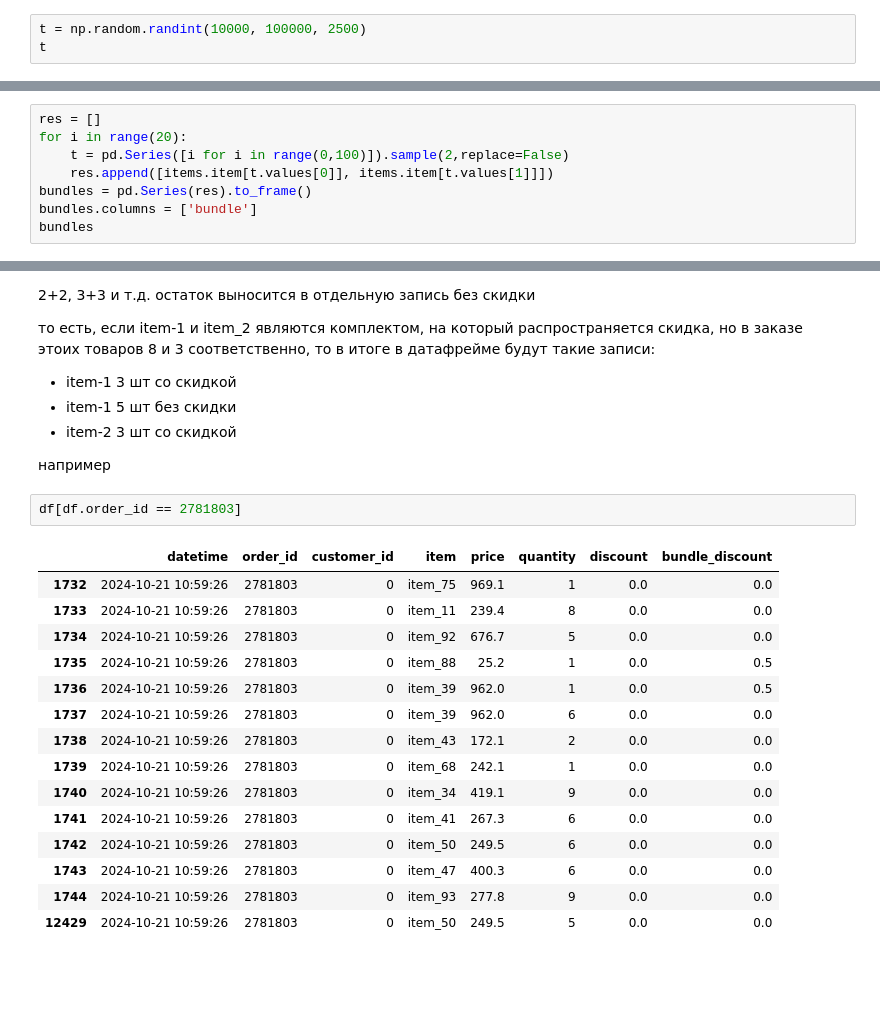
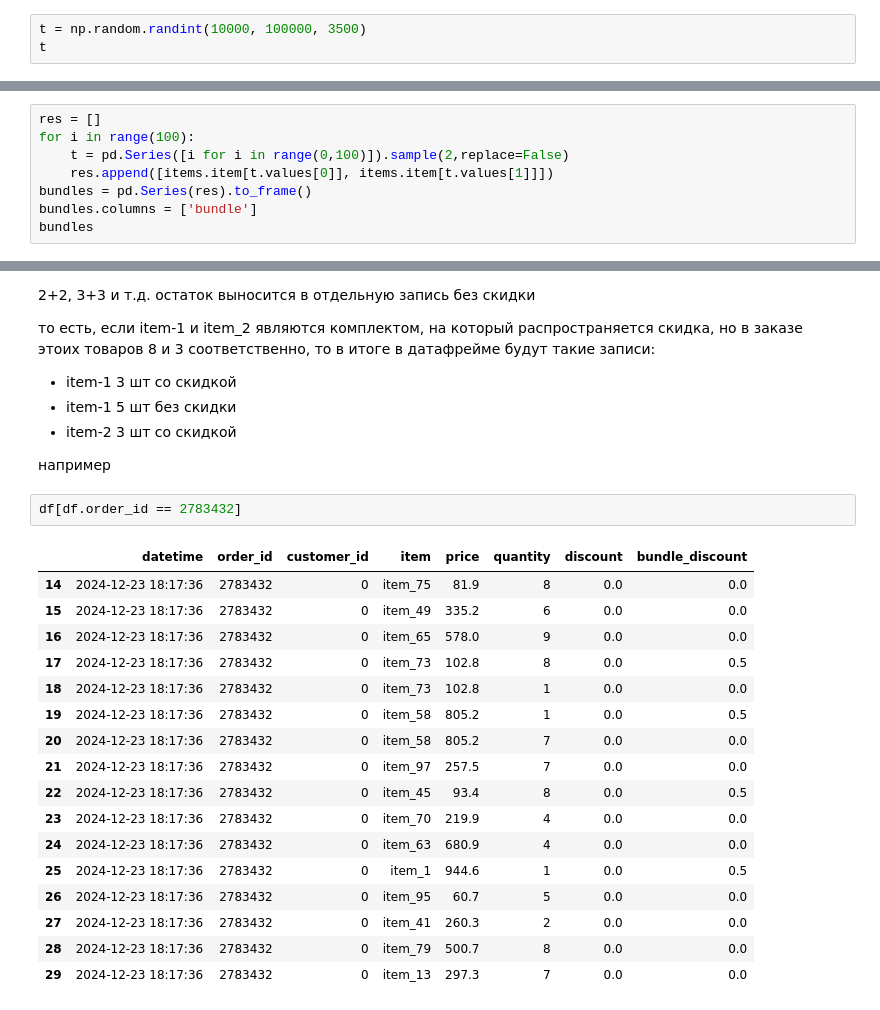
Before and after one commit to sortvalues/my_rep_01, a Jupyter notebook: zooming_up/Python_basics/commercial_data_generaton/commercial_data_generation.ipynb, the cells around one changed output, grey strips where cells are left out. Cells and saved outputs as stored; diff of their text form; blank space fills up the shorter version.

```diff
--- a/zooming_up/Python_basics/commercial_data_generaton/commercial_data_generation.ipynb
+++ b/zooming_up/Python_basics/commercial_data_generaton/commercial_data_generation.ipynb
@@ -198,4 +196,4 @@ df.head(3)
 # %%
-t = np.random.randint(10000, 100000, 2500)
+t = np.random.randint(10000, 100000, 3500)
 t
 # %% [output]
@@ -469,7 +473,7 @@ pd.Series([i for i in range(0,100)]).sample(2,replace=False)
 dtype: int64
 # %%
 res = []
-for i in range(20):
+for i in range(100):
     t = pd.Series([i for i in range(0,100)]).sample(2,replace=False)
     res.append([items.item[t.values[0]], items.item[t.values[1]]])
 bundles = pd.Series(res).to_frame()
@@ -561,20 +551,22 @@ for order in orders:
 
 например
 # %%
-df[df.order_id == 2781803]
+df[df.order_id == 2783432]
 # %% [output]
 |  | datetime | order_id | customer_id | item | price | quantity | discount | bundle_discount |
-| 1732 | 2024-10-21 10:59:26 | 2781803 | 0 | item_75 | 969.1 | 1 | 0.0 | 0.0 |
-| 1733 | 2024-10-21 10:59:26 | 2781803 | 0 | item_11 | 239.4 | 8 | 0.0 | 0.0 |
-| 1734 | 2024-10-21 10:59:26 | 2781803 | 0 | item_92 | 676.7 | 5 | 0.0 | 0.0 |
-| 1735 | 2024-10-21 10:59:26 | 2781803 | 0 | item_88 | 25.2 | 1 | 0.0 | 0.5 |
-| 1736 | 2024-10-21 10:59:26 | 2781803 | 0 | item_39 | 962.0 | 1 | 0.0 | 0.5 |
-| 1737 | 2024-10-21 10:59:26 | 2781803 | 0 | item_39 | 962.0 | 6 | 0.0 | 0.0 |
-| 1738 | 2024-10-21 10:59:26 | 2781803 | 0 | item_43 | 172.1 | 2 | 0.0 | 0.0 |
-| 1739 | 2024-10-21 10:59:26 | 2781803 | 0 | item_68 | 242.1 | 1 | 0.0 | 0.0 |
-| 1740 | 2024-10-21 10:59:26 | 2781803 | 0 | item_34 | 419.1 | 9 | 0.0 | 0.0 |
-| 1741 | 2024-10-21 10:59:26 | 2781803 | 0 | item_41 | 267.3 | 6 | 0.0 | 0.0 |
-| 1742 | 2024-10-21 10:59:26 | 2781803 | 0 | item_50 | 249.5 | 6 | 0.0 | 0.0 |
-| 1743 | 2024-10-21 10:59:26 | 2781803 | 0 | item_47 | 400.3 | 6 | 0.0 | 0.0 |
-| 1744 | 2024-10-21 10:59:26 | 2781803 | 0 | item_93 | 277.8 | 9 | 0.0 | 0.0 |
-| 12429 | 2024-10-21 10:59:26 | 2781803 | 0 | item_50 | 249.5 | 5 | 0.0 | 0.0 |
+| 14 | 2024-12-23 18:17:36 | 2783432 | 0 | item_75 | 81.9 | 8 | 0.0 | 0.0 |
+| 15 | 2024-12-23 18:17:36 | 2783432 | 0 | item_49 | 335.2 | 6 | 0.0 | 0.0 |
+| 16 | 2024-12-23 18:17:36 | 2783432 | 0 | item_65 | 578.0 | 9 | 0.0 | 0.0 |
+| 17 | 2024-12-23 18:17:36 | 2783432 | 0 | item_73 | 102.8 | 8 | 0.0 | 0.5 |
+| 18 | 2024-12-23 18:17:36 | 2783432 | 0 | item_73 | 102.8 | 1 | 0.0 | 0.0 |
+| 19 | 2024-12-23 18:17:36 | 2783432 | 0 | item_58 | 805.2 | 1 | 0.0 | 0.5 |
+| 20 | 2024-12-23 18:17:36 | 2783432 | 0 | item_58 | 805.2 | 7 | 0.0 | 0.0 |
+| 21 | 2024-12-23 18:17:36 | 2783432 | 0 | item_97 | 257.5 | 7 | 0.0 | 0.0 |
+| 22 | 2024-12-23 18:17:36 | 2783432 | 0 | item_45 | 93.4 | 8 | 0.0 | 0.5 |
+| 23 | 2024-12-23 18:17:36 | 2783432 | 0 | item_70 | 219.9 | 4 | 0.0 | 0.0 |
+| 24 | 2024-12-23 18:17:36 | 2783432 | 0 | item_63 | 680.9 | 4 | 0.0 | 0.0 |
+| 25 | 2024-12-23 18:17:36 | 2783432 | 0 | item_1 | 944.6 | 1 | 0.0 | 0.5 |
+| 26 | 2024-12-23 18:17:36 | 2783432 | 0 | item_95 | 60.7 | 5 | 0.0 | 0.0 |
+| 27 | 2024-12-23 18:17:36 | 2783432 | 0 | item_41 | 260.3 | 2 | 0.0 | 0.0 |
+| 28 | 2024-12-23 18:17:36 | 2783432 | 0 | item_79 | 500.7 | 8 | 0.0 | 0.0 |
+| 29 | 2024-12-23 18:17:36 | 2783432 | 0 | item_13 | 297.3 | 7 | 0.0 | 0.0 |
```
Also changed, not shown: parts of 36 cells of this notebook, 1 other file.
